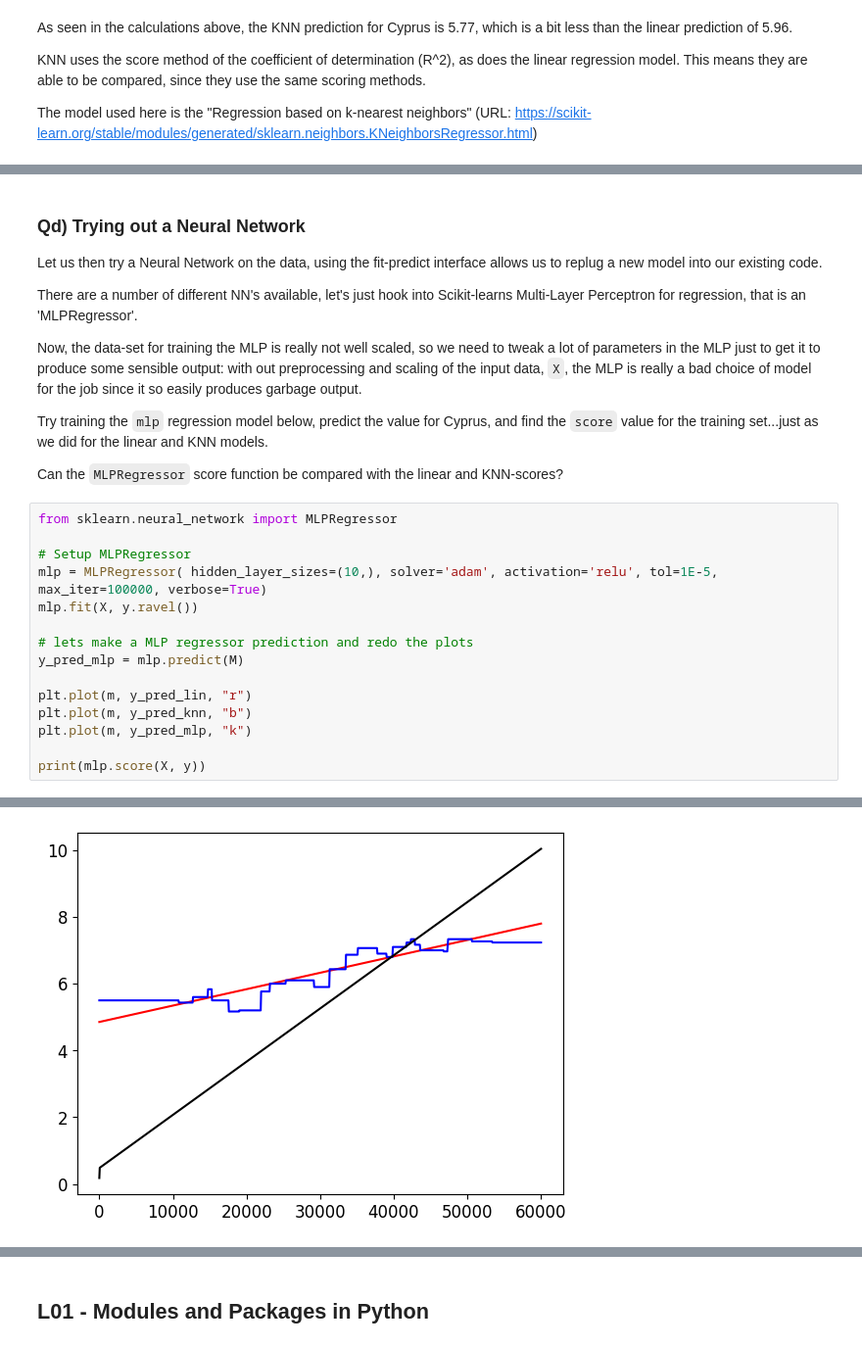
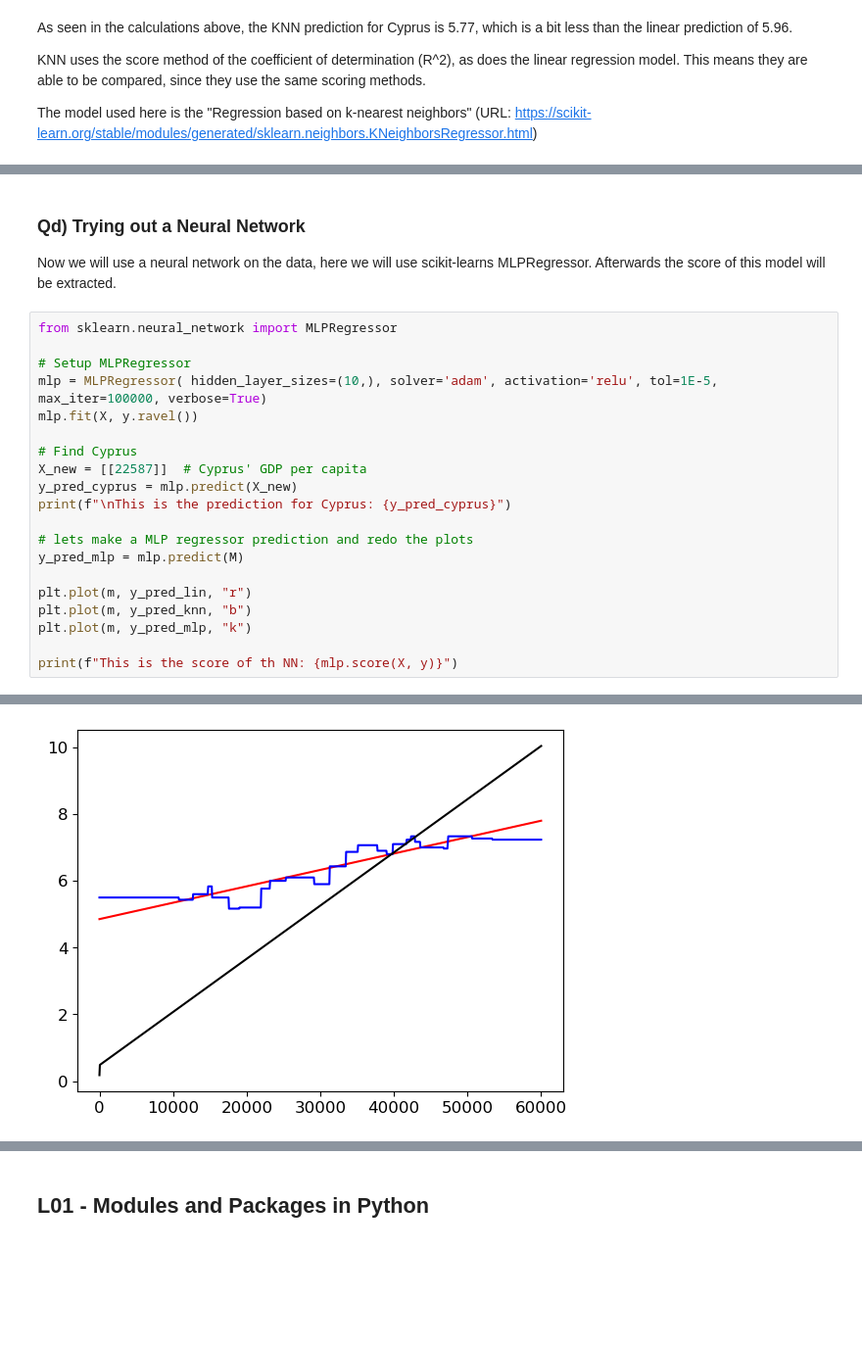
Before and after one commit to kaaecreme/6-Semester, a Jupyter notebook: MAL/L01/Combined final assignment.ipynb, the cells around one changed output, grey strips where cells are left out. Shown at 98% size. Cells and saved outputs as stored; diff of their text form; blank space fills up the shorter version.

```diff
--- a/MAL/L01/Combined final assignment.ipynb
+++ b/MAL/L01/Combined final assignment.ipynb
@@ -398,21 +374,18 @@ print(knn1.score(X, y))
-# %% [markdown]
-### Qd) Trying out a Neural Network
-
-Let us then try a Neural Network on the data, using the fit-predict interface allows us to replug a new model into our existing code.
-
-There are a number of different NN's available, let's just hook into Scikit-learns Multi-Layer Perceptron for regression, that is an 'MLPRegressor'.
-
-Now, the data-set for training the MLP is really not well scaled, so we need to tweak a lot of parameters in the MLP just to get it to produce some sensible output: with out preprocessing and scaling of the input data, `X`, the MLP is really a bad choice of model for the job since it so easily produces garbage output.
-
-Try training the `mlp` regression model below, predict the value for Cyprus, and find the `score` value for the training set...just as we did for the linear and KNN models.
-
-Can the `MLPRegressor` score function be compared with the linear and KNN-scores?
+# %% [markdown]
+### Qd) Trying out a Neural Network
+
+Now we will use a neural network on the data, here we will use scikit-learns MLPRegressor. Afterwards the score of this model will be extracted.
 # %%
 from sklearn.neural_network import MLPRegressor
 
 # Setup MLPRegressor
 mlp = MLPRegressor( hidden_layer_sizes=(10,), solver='adam', activation='relu', tol=1E-5, max_iter=100000, verbose=True)
 mlp.fit(X, y.ravel())
+
+# Find Cyprus
+X_new = [[22587]]  # Cyprus' GDP per capita
+y_pred_cyprus = mlp.predict(X_new)
+print(f"\nThis is the prediction for Cyprus: {y_pred_cyprus}")
 
 # lets make a MLP regressor prediction and redo the plots
 y_pred_mlp = mlp.predict(M)
@@ -421,7 +394,7 @@ plt.plot(m, y_pred_lin, "r")
 plt.plot(m, y_pred_knn, "b")
 plt.plot(m, y_pred_mlp, "k")
 
-print(mlp.score(X, y))
+print(f"This is the score of th NN: {mlp.score(X, y)}")
 # %% [output]
 Iteration 1, loss = 290434295.23044360
 Iteration 2, loss = 286926974.91845930
@@ -443,2 +416,2 @@ Training loss did not improve more than tol=0.000010 for 10 consecutive epochs.
-[figure, old version]
+[figure, new version]
 # %% [markdown]
```
Also changed, not shown: parts of 17 cells of this notebook.
